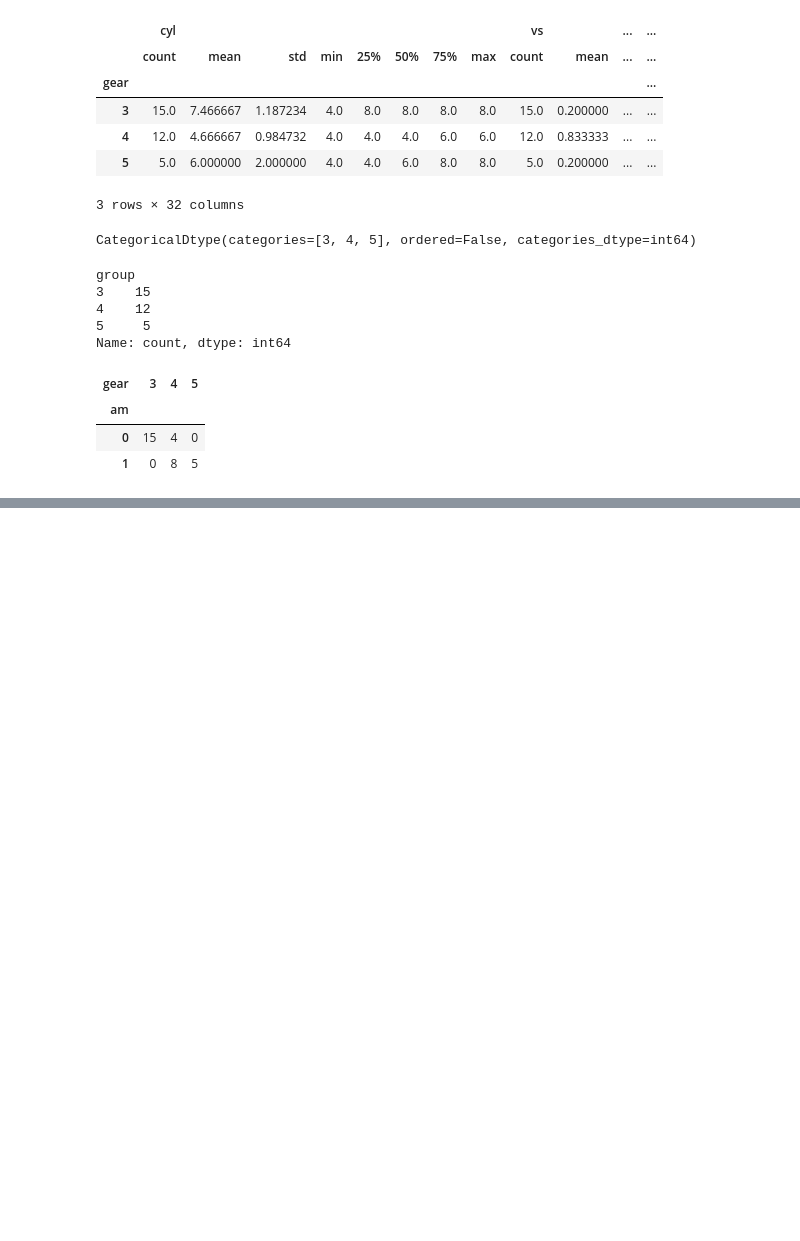
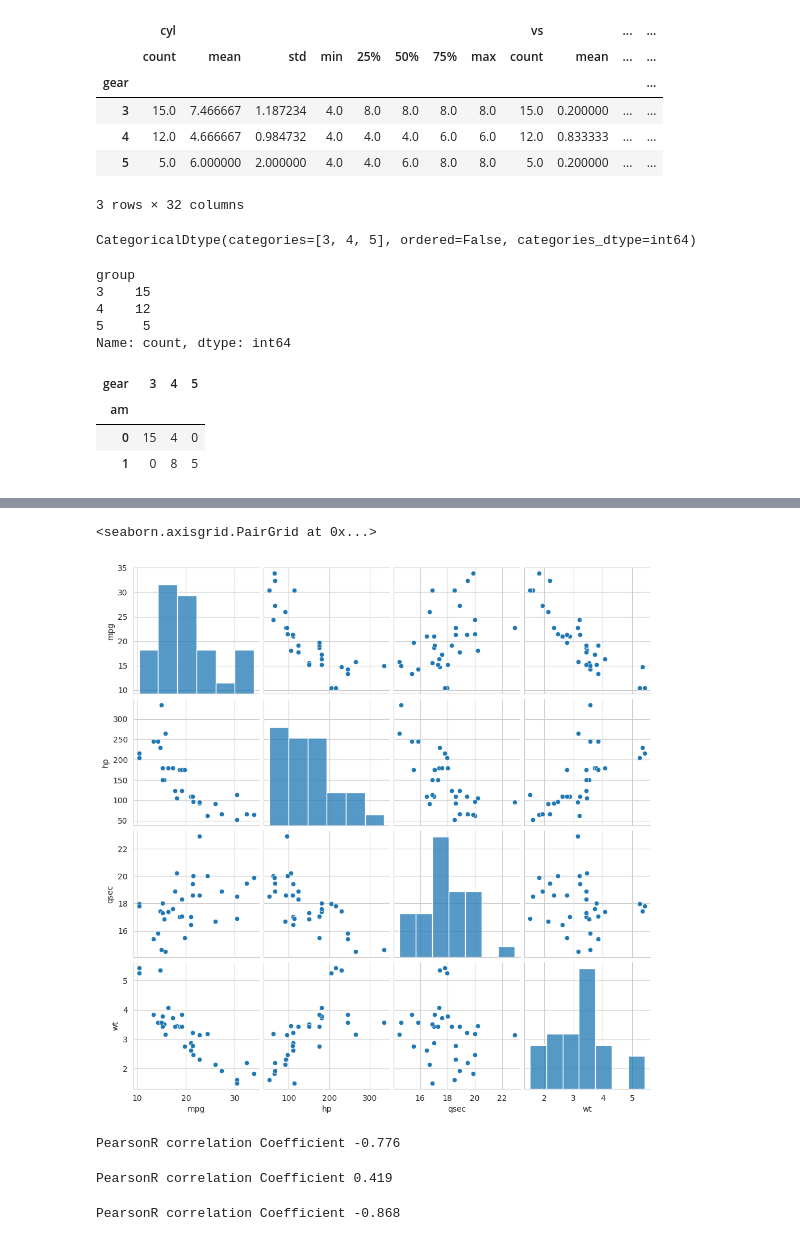
Before and after one commit to venkat56vanaparthi/data_science, a Jupyter notebook: Exploratoty_data.ipynb, the cells around one changed output, grey strips where cells are left out. Saved outputs shown, nothing was run; the diff lists cells and outputs as text; code cells hidden in the pictures; blank space fills up the shorter version.

```diff
--- a/Exploratoty_data.ipynb
+++ b/Exploratoty_data.ipynb
@@ -331,0 +335,27 @@ sns.pairplot(cars)
+# %%
+x = cars[['mpg', 'hp', 'qsec', 'wt']]
+sns.pairplot(x)
+# %% [output]
+<seaborn.axisgrid.PairGrid at 0x...>
+[figure, added]
+# %%
+#Using scipy to calculate the pearson correlation coefficient
+mpg = cars['mpg']
+hp = cars['hp']
+qsec = cars['qsec']
+wt = cars['wt']
+
+pearsonr_coefficient, p_value = pearsonr(mpg, hp)
+print('PearsonR correlation Coefficient %0.3f' % (pearsonr_coefficient))
+# %% [output]
+PearsonR correlation Coefficient -0.776
+# %%
+pearsonr_coefficient, p_value = pearsonr(mpg, qsec)
+print('PearsonR correlation Coefficient %0.3f' % (pearsonr_coefficient))
+# %% [output]
+PearsonR correlation Coefficient 0.419
+# %%
+pearsonr_coefficient, p_value = pearsonr(mpg, wt)
+print('PearsonR correlation Coefficient %0.3f' % (pearsonr_coefficient))
+# %% [output]
+PearsonR correlation Coefficient -0.868
```
Also changed, not shown: parts of 3 cells of this notebook.
